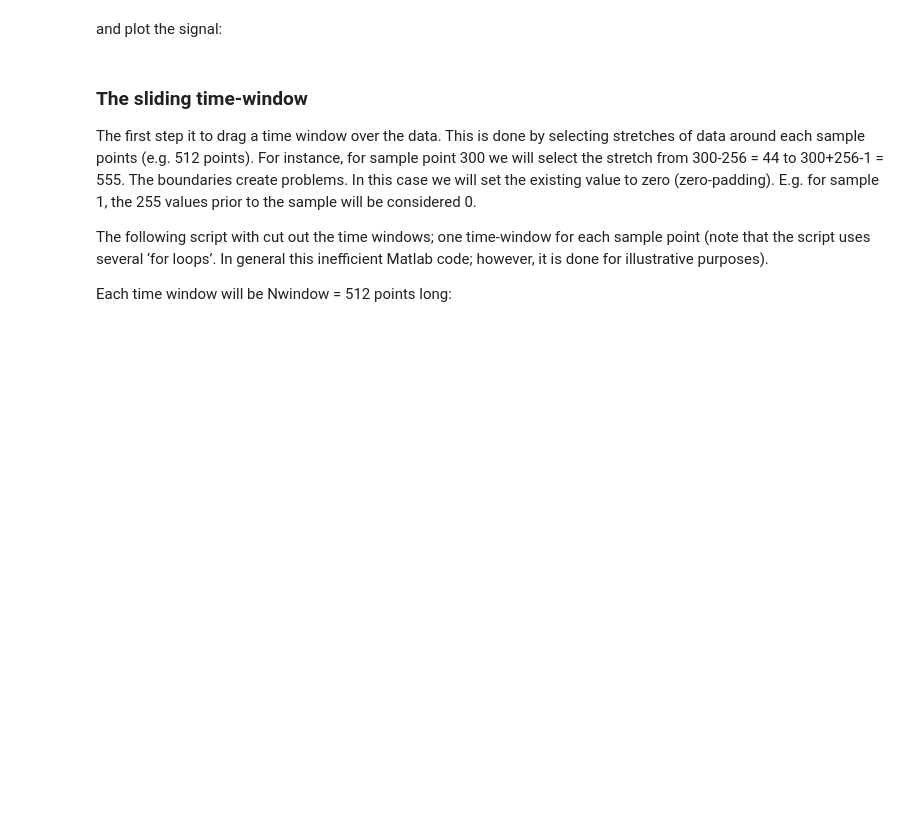
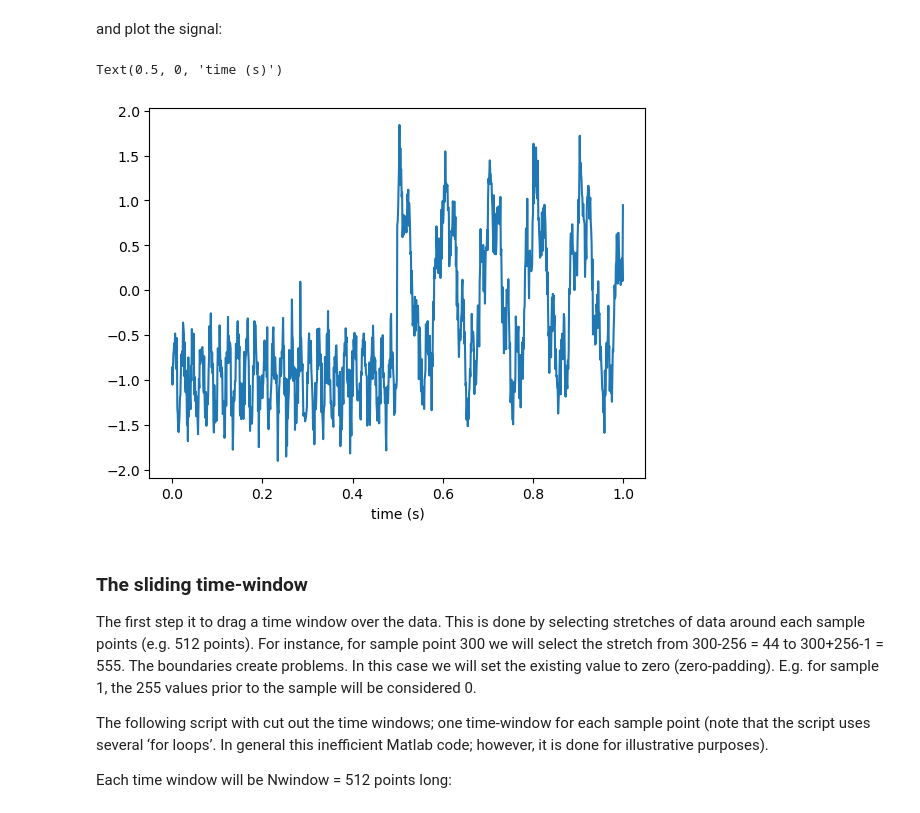
Before and after one commit to Neuronal-Oscillations/Education, a Jupyter notebook: TimeFreqPower.ipynb, the cells around one changed output. Drawn from its saved outputs; the diff is of its cells as text; code cells hidden in the pictures; blank space fills up the shorter version.

```diff
--- a/TimeFreqPower.ipynb
+++ b/TimeFreqPower.ipynb
@@ -39,8 +39,11 @@ s += 0.4*np.sin(2*np.pi*50*t)
 # %% [markdown]
 and plot the signal:
 # %%
-# plt.plot(t,s)
-# plt.xlabel('time (s)')
+plt.plot(t,s)
+plt.xlabel('time (s)')
+# %% [output]
+Text(0.5, 0, 'time (s)')
+[figure, added]
 # %% [markdown]
 ### The sliding time-window
 
```
Also changed, not shown: 1 other file.
